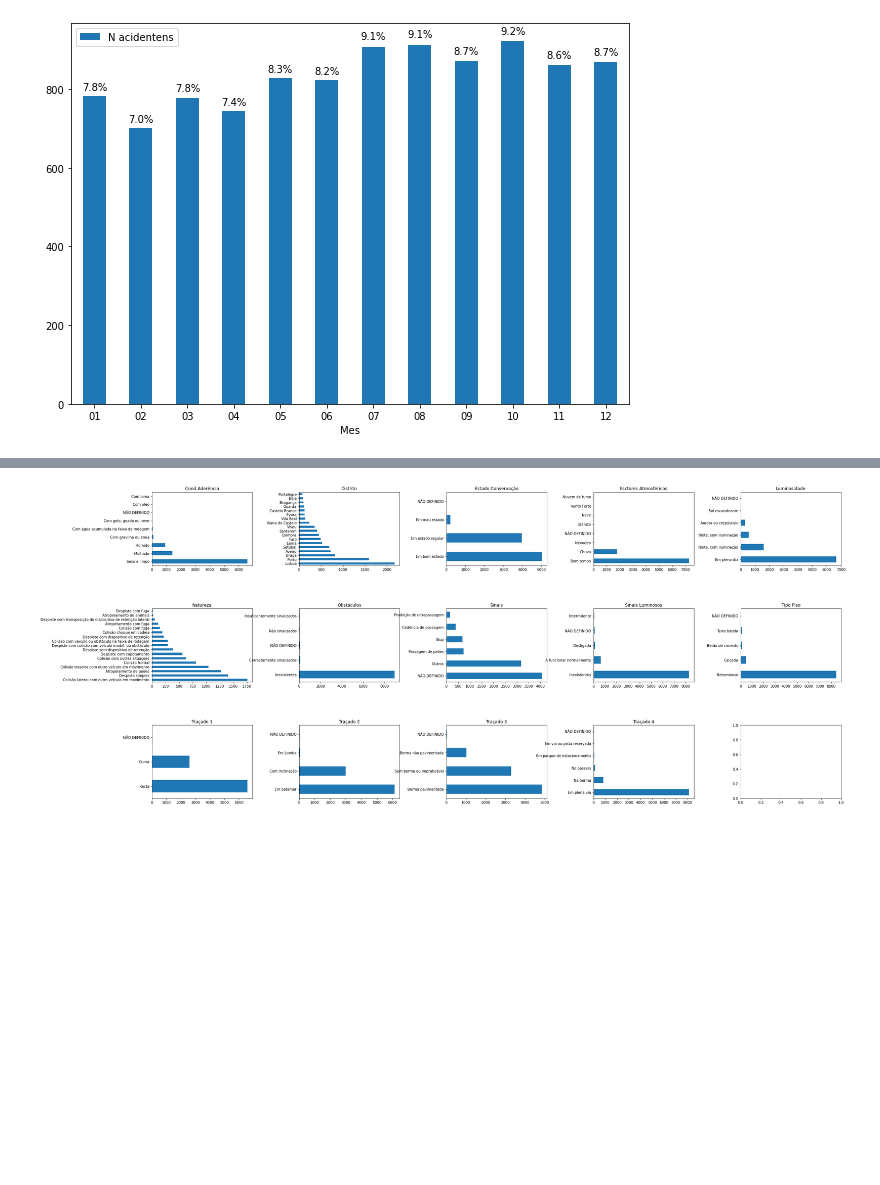
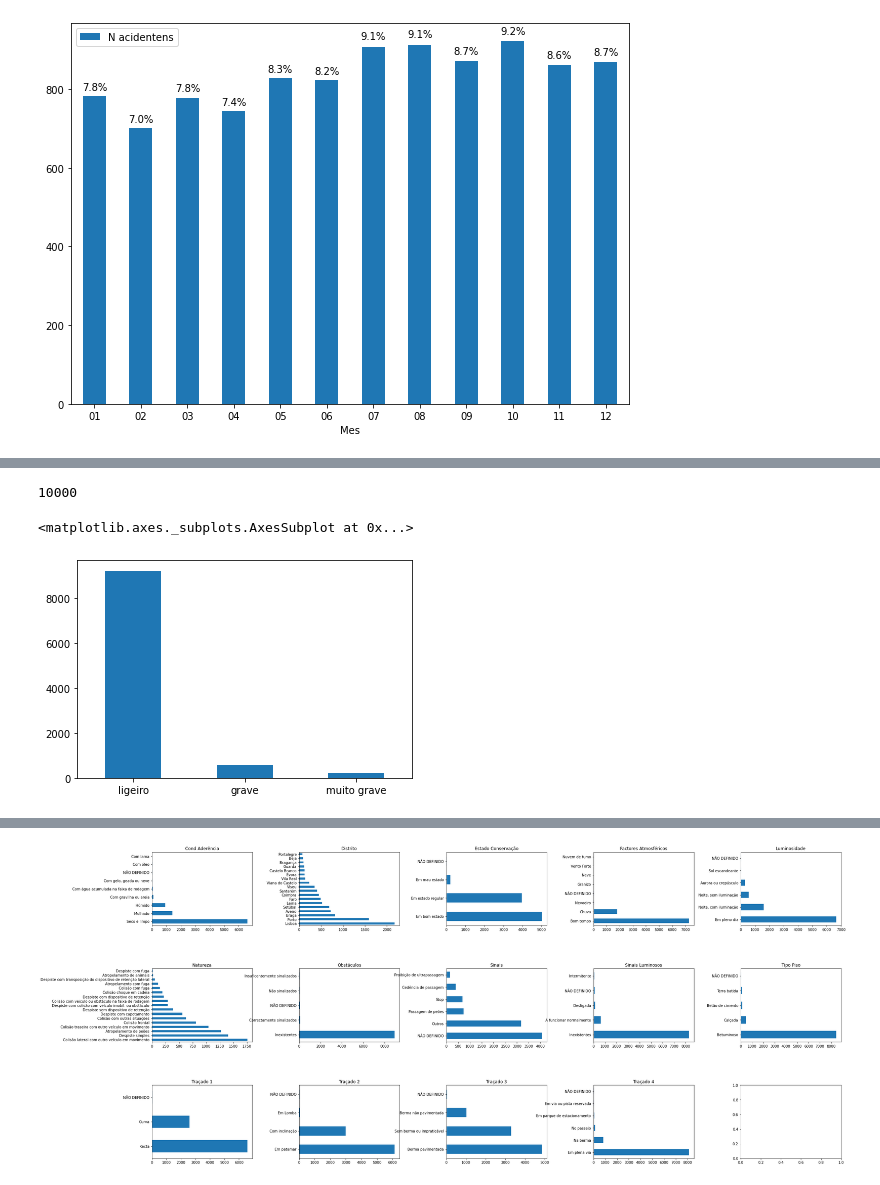
Before and after one commit to mrdso2-iscte/IAA_PROJECT, a Jupyter notebook: IAA.ipynb, the cells around one changed output, grey strips where cells are left out. Saved outputs shown, nothing was run; the diff lists cells and outputs as text; code cells hidden in the pictures; blank space fills up the shorter version.

```diff
--- a/IAA.ipynb
+++ b/IAA.ipynb
@@ -87,0 +148,18 @@ acidentes_df=pd.read_csv('acidentes.csv',sep = ',')
+# %%
+accident_type=[]
+for index in acidentes_df.index:
+  if (acidentes_df['Num. Mortos a 30 dias'][index]>0):
+    accident_type.append('muito grave')
+  elif (acidentes_df['Num. Feridos graves a 30 dias'][index]>0) & (acidentes_df['Num. Mortos a 30 dias'][index]==0):
+    accident_type.append('grave')
+  else:
+     accident_type.append('ligeiro')
+print(len(accident_type))
+# %% [output]
+10000
+# %%
+acidentes_df['Tipo de Acidente']=accident_type
+acidentes_df['Tipo de Acidente'].value_counts().plot(kind = 'bar',rot = 0)
+# %% [output]
+<matplotlib.axes._subplots.AxesSubplot at 0x...>
+[figure, added]
```
Also changed, not shown: parts of 26 cells of this notebook.
